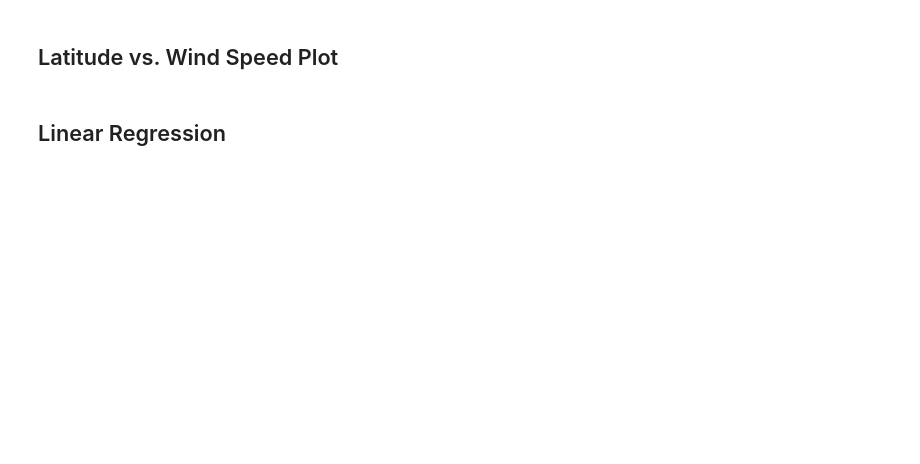
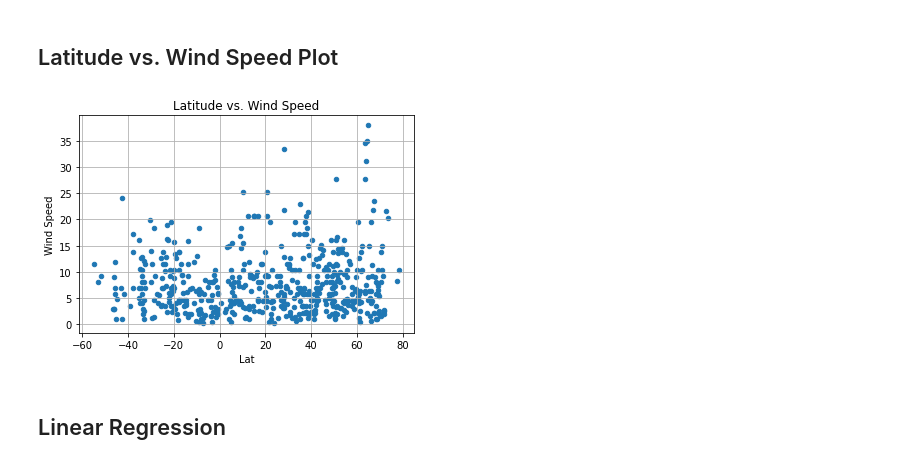
Before and after one commit to BrookAnn/Python-API-Homwork, a Jupyter notebook: starter_code/WeatherPy.ipynb, the cells around one changed output. Cells and saved outputs as stored; diff of their text form; code cells hidden in the pictures; blank space fills up the shorter version.

```diff
--- a/starter_code/WeatherPy.ipynb
+++ b/starter_code/WeatherPy.ipynb
@@ -85,4 +225,9 @@ Skip this step if there are no cities that have humidity > 100%.
 # %% [markdown]
 ## Latitude vs. Wind Speed Plot
+# %%
+Wind_Data = Clean_Data.plot(kind="scatter",x='Lat',y='Wind Speed',title='Latitude vs. Wind Speed',grid=True)
+plt.savefig("../output_data/LatWind.png")
+# %% [output]
+[figure, added]
 # %% [markdown]
 ## Linear Regression
```
Also changed, not shown: parts of 23 cells of this notebook, 16 other files.
